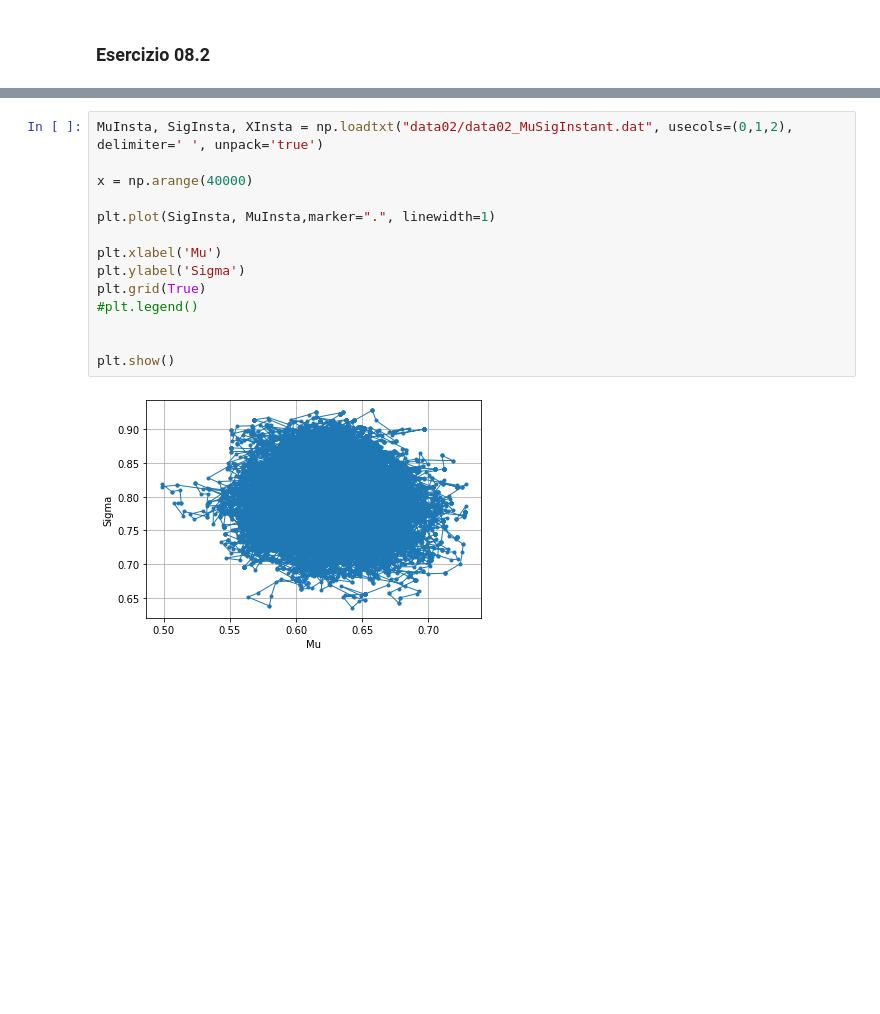
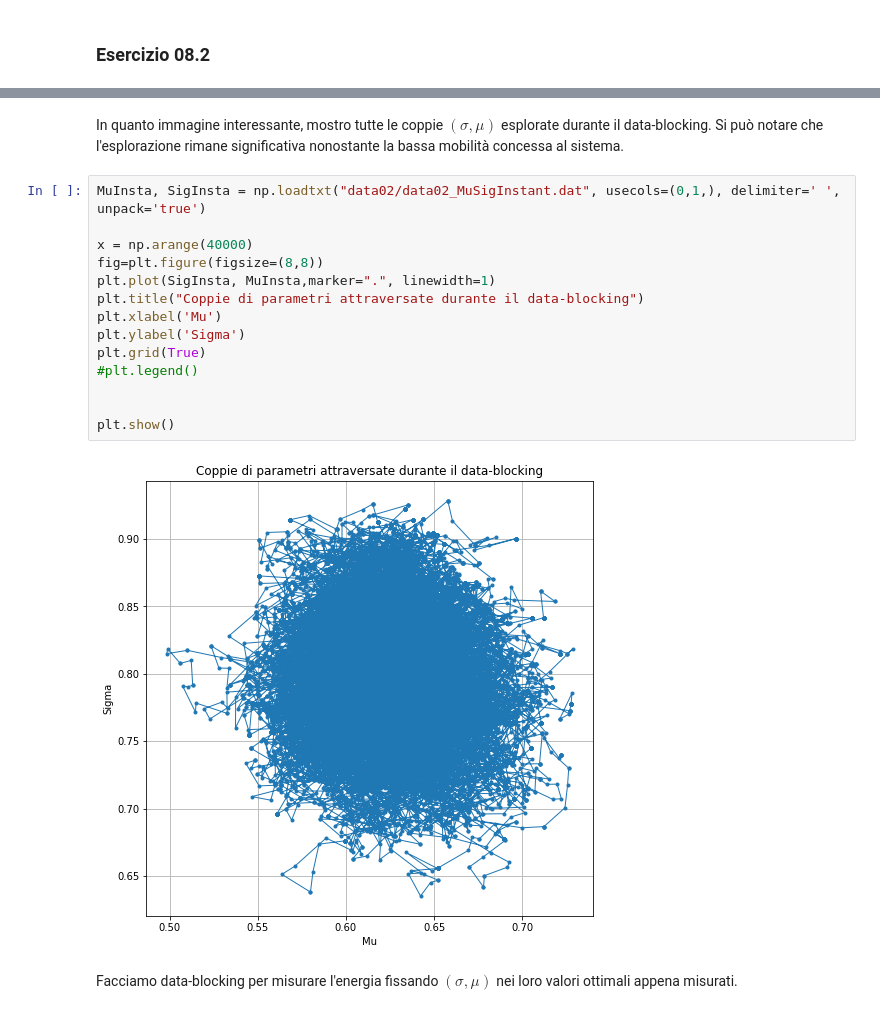
Before and after one commit to dariopullia/Numerical_Simulations_Lab, a Jupyter notebook: 08/Lezione8.ipynb, the cells around one changed output, grey strips where cells are left out. Saved outputs shown, nothing was run; the diff lists cells and outputs as text; blank space fills up the shorter version.

```diff
--- a/08/Lezione8.ipynb
+++ b/08/Lezione8.ipynb
@@ -97,19 +172,23 @@ plt.show()
+# %% [markdown]
+In quanto immagine interessante, mostro tutte le coppie $(\sigma,\mu)$ esplorate durante il data-blocking. Si può notare che l'esplorazione rimane significativa nonostante la bassa mobilità concessa al sistema.
 # %%
-MuInsta, SigInsta, XInsta = np.loadtxt("data02/data02_MuSigInstant.dat", usecols=(0,1,2), delimiter=' ', unpack='true')
+MuInsta, SigInsta = np.loadtxt("data02/data02_MuSigInstant.dat", usecols=(0,1,), delimiter=' ', unpack='true')
 
 x = np.arange(40000)
-
+fig=plt.figure(figsize=(8,8))
 plt.plot(SigInsta, MuInsta,marker=".", linewidth=1)
-
+plt.title("Coppie di parametri attraversate durante il data-blocking")
 plt.xlabel('Mu')
 plt.ylabel('Sigma')
 plt.grid(True)
 #plt.legend()
 
 
 plt.show()
 # %% [output]
-[figure, old version]
+[figure, new version]
+# %% [markdown]
+Facciamo data-blocking per misurare l'energia fissando  $(\sigma,\mu)$ nei loro valori ottimali appena misurati.
 # %%
 EFin, ErrorEFin = np.loadtxt("data02/data02_EnergyOPT.dat", usecols=(0,1), delimiter=' ', unpack='true')
 x = np.arange(100)
```
Also changed, not shown: parts of 17 cells of this notebook, 4 other files.
